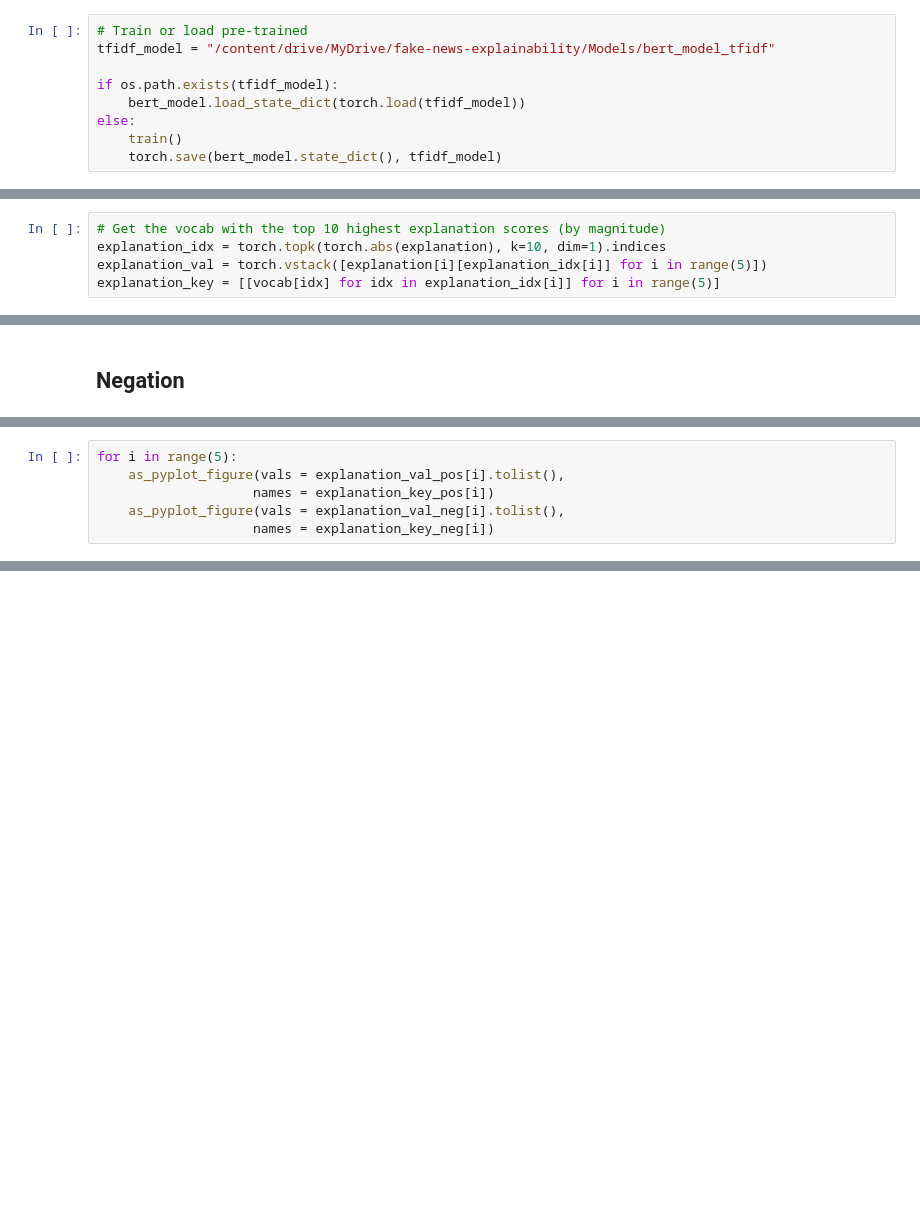
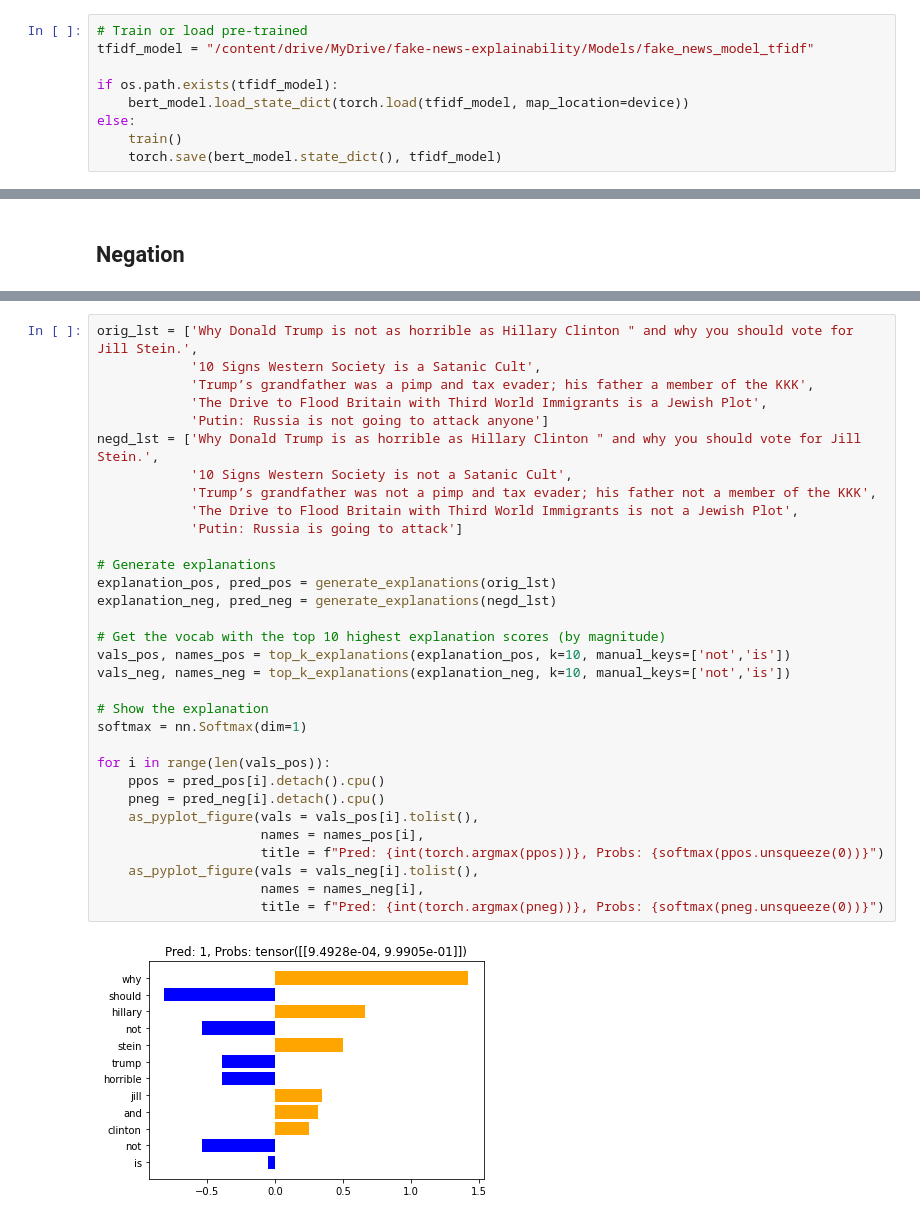
Before and after one commit to ljyflores/fake-news-adversarial-benchmark, a Jupyter notebook: fakebert_tfidf.ipynb, the cells around one changed output, grey strips where cells are left out. Drawn from its saved outputs; the diff is of its cells as text; blank space fills up the shorter version.

```diff
--- a/fakebert_tfidf.ipynb
+++ b/fakebert_tfidf.ipynb
@@ -249,10 +203,10 @@ bert_scheduler = get_linear_schedule_with_warmup(bert_optimizer,
                                                  num_training_steps = total_steps)
 # %%
 # Train or load pre-trained
-tfidf_model = "/content/drive/MyDrive/fake-news-explainability/Models/bert_model_tfidf"
+tfidf_model = "/content/drive/MyDrive/fake-news-explainability/Models/fake_news_model_tfidf"
 
 if os.path.exists(tfidf_model):
-    bert_model.load_state_dict(torch.load(tfidf_model))
+    bert_model.load_state_dict(torch.load(tfidf_model, map_location=device))
 else:
     train()
     torch.save(bert_model.state_dict(), tfidf_model)
@@ -295,5 +228,0 @@ tensor([[-0., 0., -0.,  ..., 0., -0., 0.],
-# %%
-# Get the vocab with the top 10 highest explanation scores (by magnitude)
-explanation_idx = torch.topk(torch.abs(explanation), k=10, dim=1).indices
-explanation_val = torch.vstack([explanation[i][explanation_idx[i]] for i in range(5)])
-explanation_key = [[vocab[idx] for idx in explanation_idx[i]] for i in range(5)]
@@ -390,6 +300,0 @@ explanation_key_neg = [[vocab[idx] for idx in explanation_idx_neg[i]] for i in r
-# %%
-for i in range(5):
-    as_pyplot_figure(vals = explanation_val_pos[i].tolist(),
-                    names = explanation_key_pos[i])
-    as_pyplot_figure(vals = explanation_val_neg[i].tolist(),
-                    names = explanation_key_neg[i])
@@ -406,0 +301,34 @@ for i in range(5):
+# %%
+orig_lst = ['Why Donald Trump is not as horrible as Hillary Clinton " and why you should vote for Jill Stein.',
+            '10 Signs Western Society is a Satanic Cult',
+            'Trump’s grandfather was a pimp and tax evader; his father a member of the KKK',
+            'The Drive to Flood Britain with Third World Immigrants is a Jewish Plot',
+            'Putin: Russia is not going to attack anyone']
+negd_lst = ['Why Donald Trump is as horrible as Hillary Clinton " and why you should vote for Jill Stein.',
+            '10 Signs Western Society is not a Satanic Cult',
+            'Trump’s grandfather was not a pimp and tax evader; his father not a member of the KKK',
+            'The Drive to Flood Britain with Third World Immigrants is not a Jewish Plot',
+            'Putin: Russia is going to attack']
+
+# Generate explanations
+explanation_pos, pred_pos = generate_explanations(orig_lst)
+explanation_neg, pred_neg = generate_explanations(negd_lst)
+
+# Get the vocab with the top 10 highest explanation scores (by magnitude)
+vals_pos, names_pos = top_k_explanations(explanation_pos, k=10, manual_keys=['not','is'])
+vals_neg, names_neg = top_k_explanations(explanation_neg, k=10, manual_keys=['not','is'])
+
+# Show the explanation
+softmax = nn.Softmax(dim=1)
+
+for i in range(len(vals_pos)):
+    ppos = pred_pos[i].detach().cpu()
+    pneg = pred_neg[i].detach().cpu()
+    as_pyplot_figure(vals = vals_pos[i].tolist(),
+                     names = names_pos[i],
+                     title = f"Pred: {int(torch.argmax(ppos))}, Probs: {softmax(ppos.unsqueeze(0))}")
+    as_pyplot_figure(vals = vals_neg[i].tolist(),
+                     names = names_neg[i],
+                     title = f"Pred: {int(torch.argmax(pneg))}, Probs: {softmax(pneg.unsqueeze(0))}")
+# %% [output]
+[figure, added]
```
Also changed, not shown: parts of 22 cells of this notebook, 8 other files.
